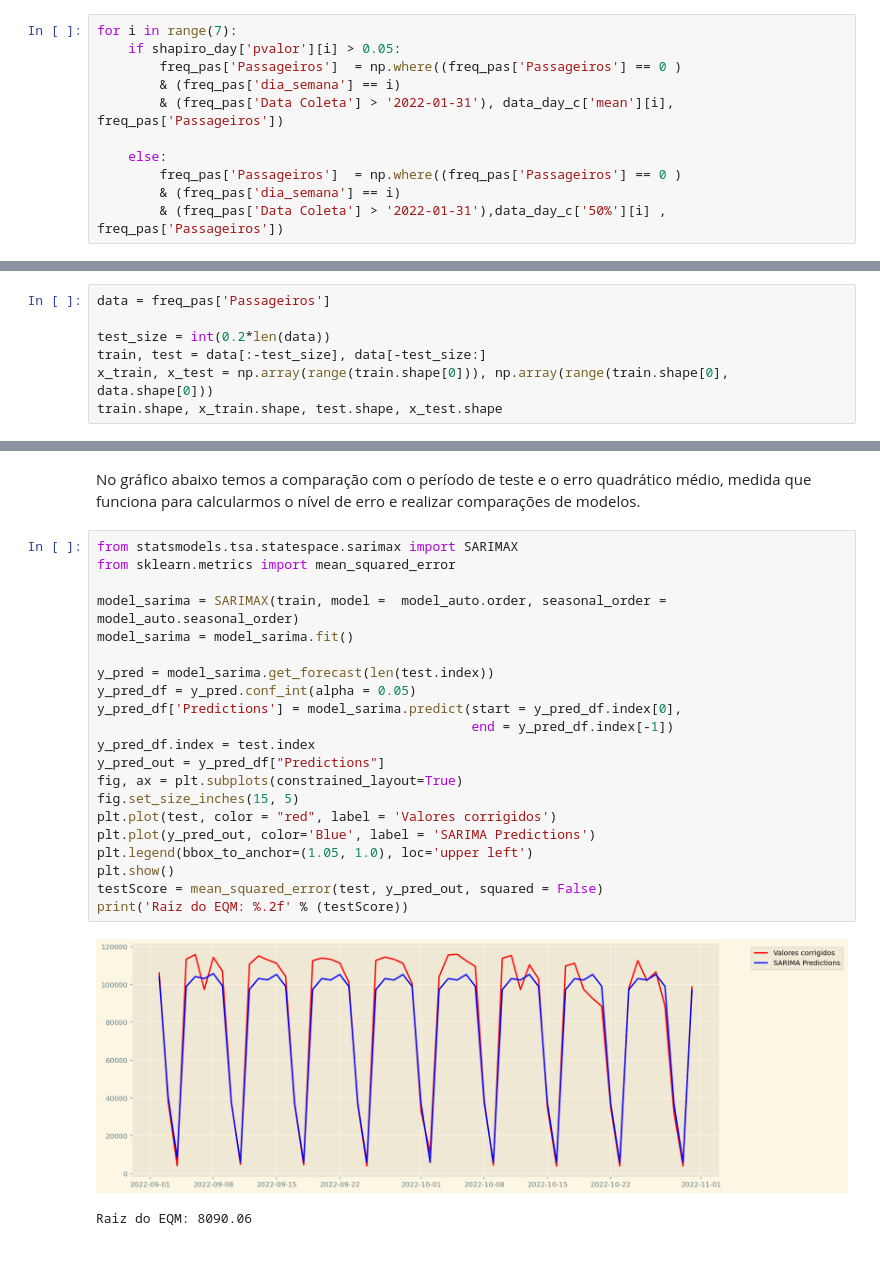
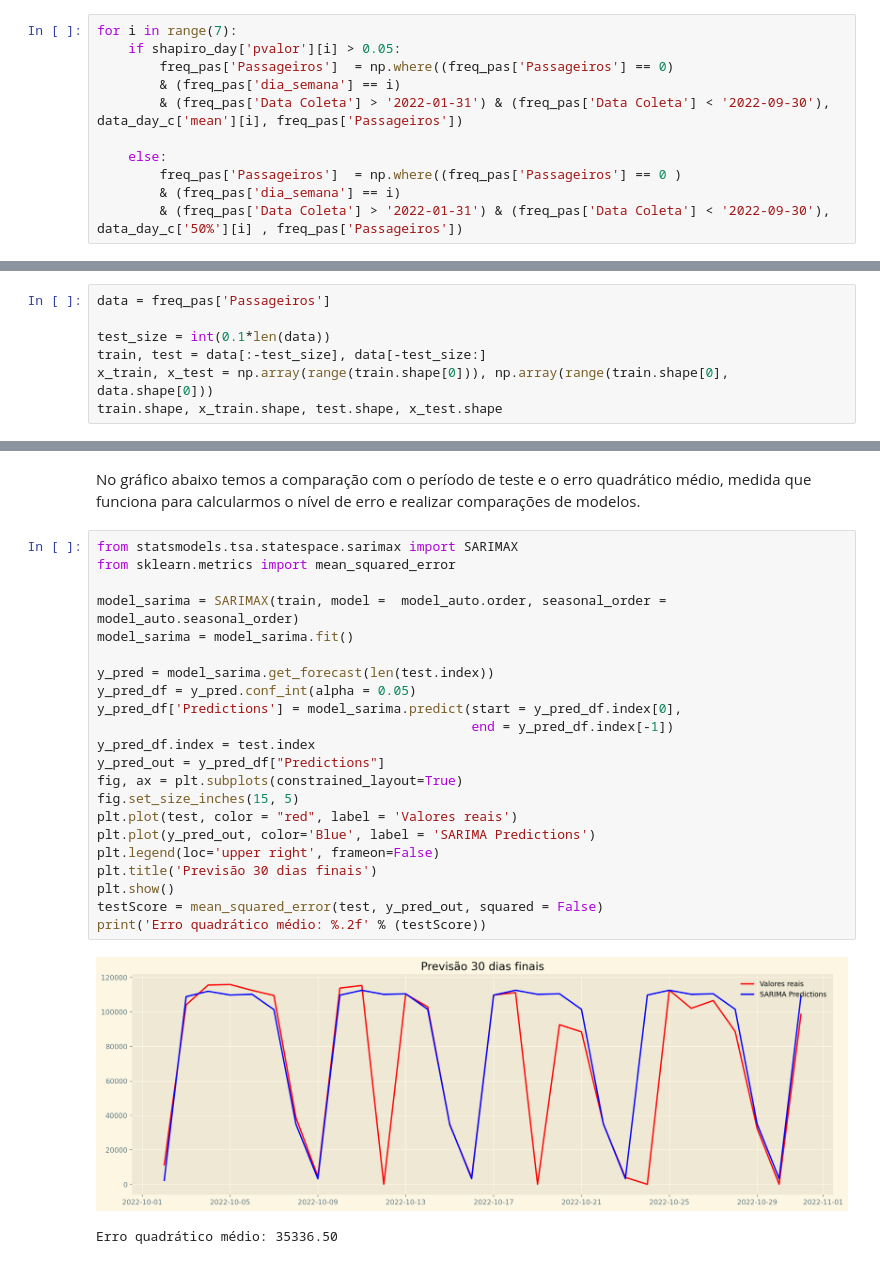
Before and after one commit to filmateus/Tranporte_Publico, a Jupyter notebook: forecasting_public_transportation.ipynb, the cells around one changed output, grey strips where cells are left out. Saved outputs shown, nothing was run; the diff lists cells and outputs as text.

```diff
--- a/forecasting_public_transportation.ipynb
+++ b/forecasting_public_transportation.ipynb
@@ -203,14 +203,14 @@ Com a tabela construída, com os valores 0, realizamos a alteração destes valo
 # %%
 for i in range(7):
     if shapiro_day['pvalor'][i] > 0.05:
-        freq_pas['Passageiros']  = np.where((freq_pas['Passageiros'] == 0 )
+        freq_pas['Passageiros']  = np.where((freq_pas['Passageiros'] == 0)
         & (freq_pas['dia_semana'] == i)
-        & (freq_pas['Data Coleta'] > '2022-01-31'), data_day_c['mean'][i], freq_pas['Passageiros'])
+        & (freq_pas['Data Coleta'] > '2022-01-31') & (freq_pas['Data Coleta'] < '2022-09-30'), data_day_c['mean'][i], freq_pas['Passageiros'])
 
     else:
         freq_pas['Passageiros']  = np.where((freq_pas['Passageiros'] == 0 )
         & (freq_pas['dia_semana'] == i)
-        & (freq_pas['Data Coleta'] > '2022-01-31'),data_day_c['50%'][i] , freq_pas['Passageiros'])
+        & (freq_pas['Data Coleta'] > '2022-01-31') & (freq_pas['Data Coleta'] < '2022-09-30'), data_day_c['50%'][i] , freq_pas['Passageiros'])
 # %% [markdown]
 Para confirmar alteraçãos dos valores, vizuallizamos o box-plot novamente. Percebemos a correção implantanda.
 
@@ -382,7 +338,7 @@ Abaixo, temos o procedimento de divisão da série aplicação da função auto-
 # %%
 data = freq_pas['Passageiros']
 
-test_size = int(0.2*len(data))
+test_size = int(0.1*len(data))
 train, test = data[:-test_size], data[-test_size:]
 x_train, x_test = np.array(range(train.shape[0])), np.array(range(train.shape[0], data.shape[0]))
 train.shape, x_train.shape, test.shape, x_test.shape
@@ -463,24 +416,25 @@ No gráfico abaixo temos a comparação com o período de teste e o erro quadrá
 # %%
 from statsmodels.tsa.statespace.sarimax import SARIMAX
 from sklearn.metrics import mean_squared_error
 
 model_sarima = SARIMAX(train, model =  model_auto.order, seasonal_order = model_auto.seasonal_order)
 model_sarima = model_sarima.fit()
 
 y_pred = model_sarima.get_forecast(len(test.index))
 y_pred_df = y_pred.conf_int(alpha = 0.05)
 y_pred_df['Predictions'] = model_sarima.predict(start = y_pred_df.index[0],
                                                 end = y_pred_df.index[-1])
 y_pred_df.index = test.index
 y_pred_out = y_pred_df["Predictions"]
 fig, ax = plt.subplots(constrained_layout=True)
 fig.set_size_inches(15, 5)
-plt.plot(test, color = "red", label = 'Valores corrigidos')
+plt.plot(test, color = "red", label = 'Valores reais')
 plt.plot(y_pred_out, color='Blue', label = 'SARIMA Predictions')
-plt.legend(bbox_to_anchor=(1.05, 1.0), loc='upper left')
+plt.legend(loc='upper right', frameon=False)
+plt.title('Previsão 30 dias finais')
 plt.show()
 testScore = mean_squared_error(test, y_pred_out, squared = False)
-print('Raiz do EQM: %.2f' % (testScore))
+print('Erro quadrático médio: %.2f' % (testScore))
 # %% [output]
-[figure, old version]
+[figure, new version]
-Raiz do EQM: 8090.06
+Erro quadrático médio: 35336.50
```
Also changed, not shown: parts of 41 cells of this notebook.
